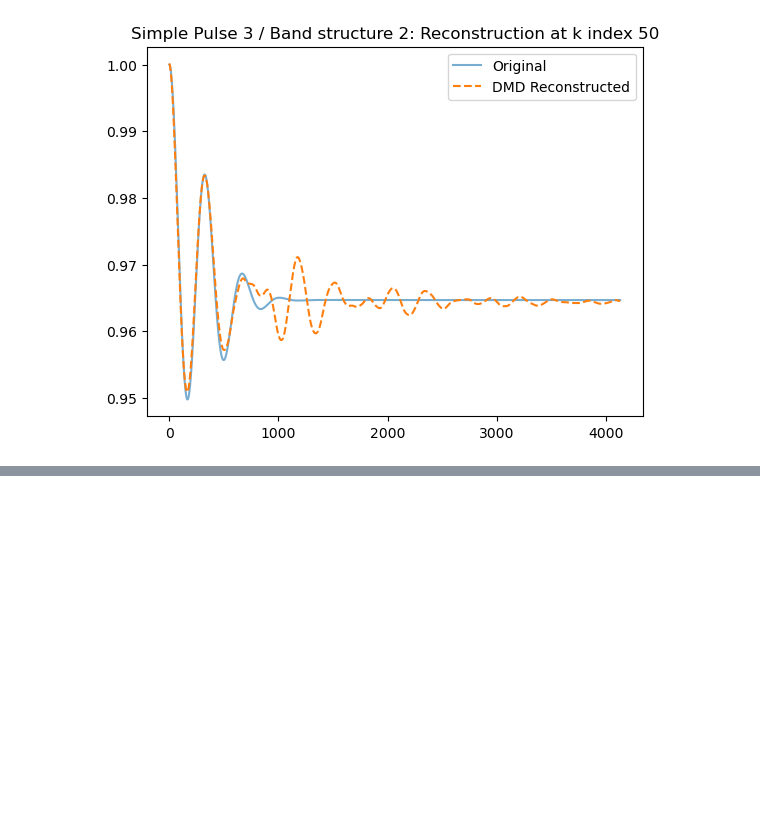
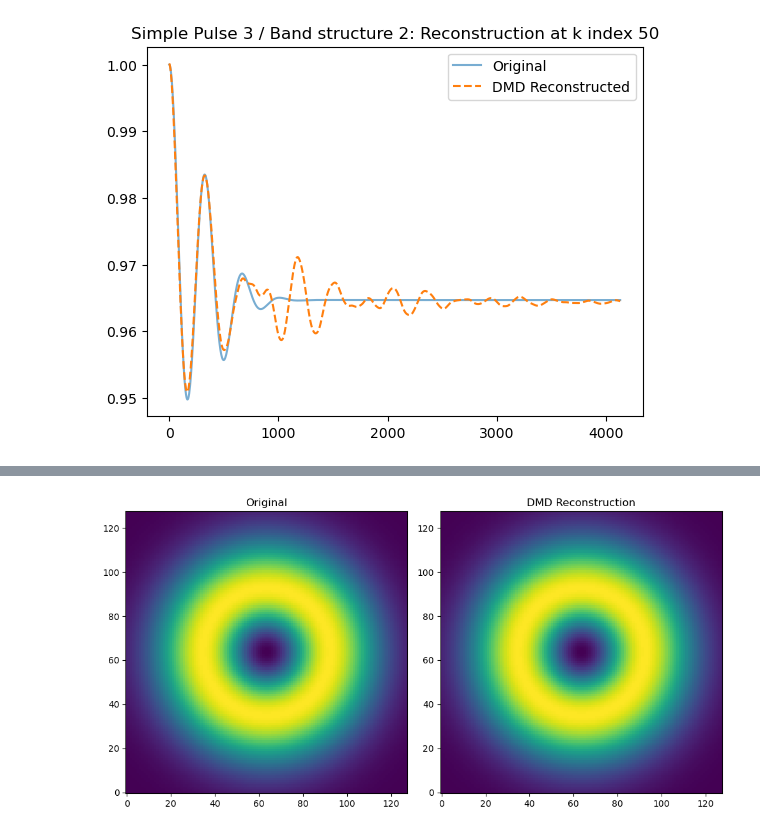
Before and after one commit to juanpulgarin/DMD_project, a Jupyter notebook: Running_Script.ipynb, the cells around one changed output, grey strips where cells are left out. Saved outputs shown, nothing was run; the diff lists cells and outputs as text; code cells hidden in the pictures; blank space fills up the shorter version.

```diff
--- a/Running_Script.ipynb
+++ b/Running_Script.ipynb
@@ -1376,0 +1496,29 @@ plt.show()
+# %%
+import matplotlib.pyplot as plt
+import matplotlib.animation as animation
+
+# Normalize both datasets
+X_gen_norm = X_gen / np.max(X_gen)
+X_dmd_norm = X_dmd / np.max(X_dmd)
+
+fig, (ax1, ax2) = plt.subplots(1, 2, figsize=(10, 5))
+im1 = ax1.imshow(X_gen_norm[:, 0].reshape(128, 128), cmap='viridis', origin='lower', animated=True)
+im2 = ax2.imshow(X_dmd_norm[:, 0].reshape(128, 128), cmap='viridis', origin='lower', animated=True)
+
+ax1.set_title('Original')
+ax2.set_title('DMD Reconstruction')
+plt.tight_layout()
+
+def update(frame):
+    im1.set_array(X_gen_norm[:, frame].reshape(128, 128))
+    im2.set_array(X_dmd_norm[:, frame].reshape(128, 128))
+    return [im1, im2]
+
+ani = animation.FuncAnimation(fig, update, frames=99, interval=100, blit=True)
+
+# To save the video (requires ffmpeg installed)
+ani.save("comparison.mp4", fps=10, dpi=150)
+
+plt.show()
+# %% [output]
+[figure, added]
```
Also changed, not shown: parts of 12 cells of this notebook, 2 other files.
